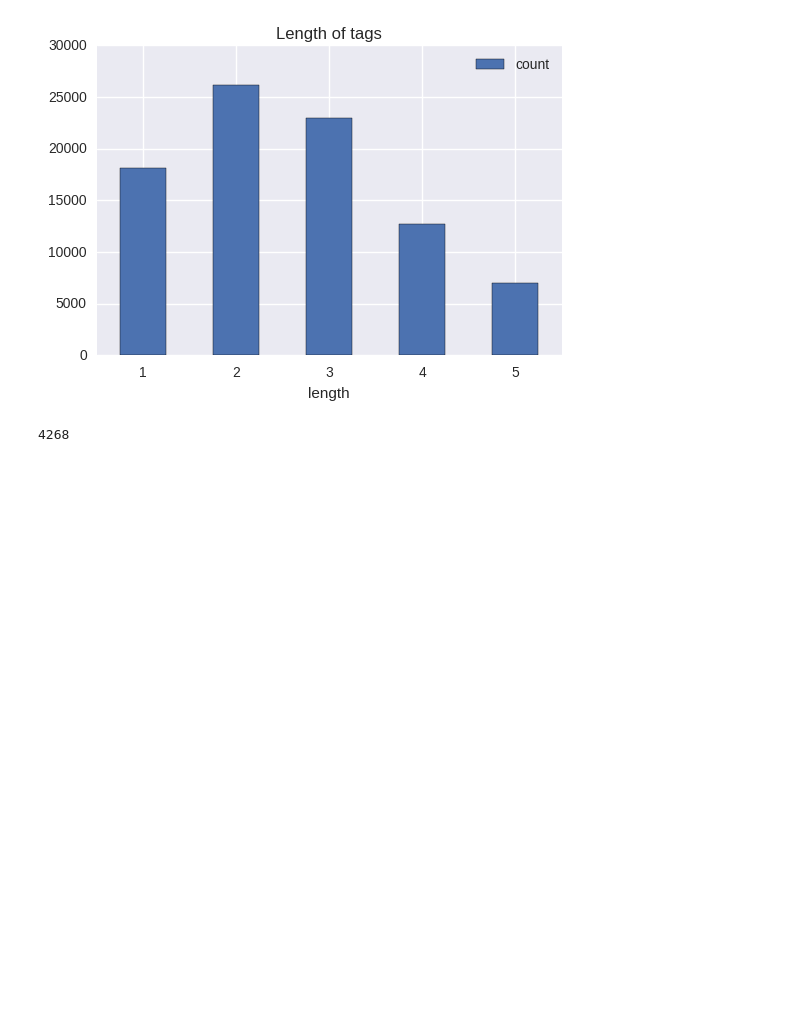
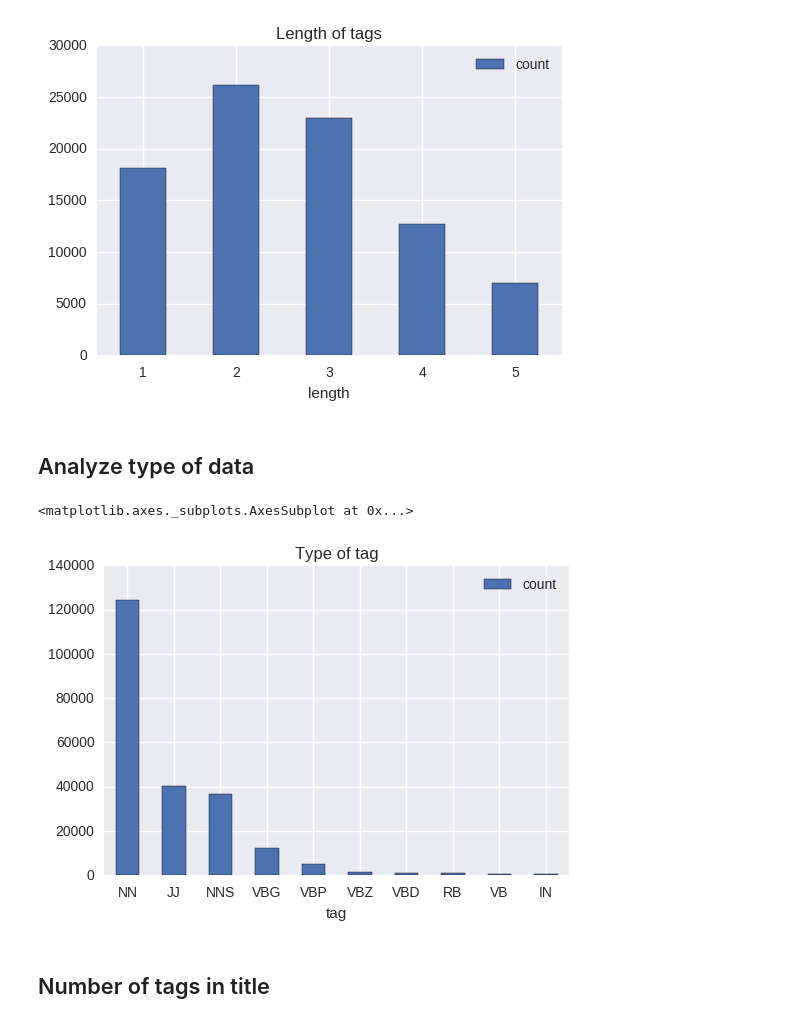
Before and after one commit to NhuanTDBK/Kaggle_StackedOverflow, a Jupyter notebook: QuickLookAtData.ipynb, the cells around one changed output. Drawn from its saved outputs; the diff is of its cells as text; code cells hidden in the pictures; blank space fills up the shorter version.

```diff
--- a/QuickLookAtData.ipynb
+++ b/QuickLookAtData.ipynb
@@ -29,5 +35,7 @@ df_list.head()
 # %%
-df_list['doc'] = df_list['title'] + ' ' + df_list['content']
+df_concat = df_list['title'] + ' ' + df_list['content']
+# %%
+df_list['doc'] = df_concat.map(lambda d: d.replace('-','_'))
 # %%
 print "Total length = %s"%df_list.shape[0]
 # %% [output]
@@ -68,9 +76,23 @@ length_of_tags = pd.DataFrame(zip(*np.unique([len(tag) for tag in Y],return_coun
 ax = length_of_tags.set_index("length").plot(kind='bar',rot=0,title="Length of tags")
 # %% [output]
 [figure]
-# %%
-tags = set(all_tags)
-# %%
-print len(tags)
-# %% [output]
-4268
+# %% [markdown]
+## Analyze type of data
+# %%
+type_of_tags = []
+
+def get_post_tag(tags):
+    return np.array(nltk.pos_tag(tags.split(' ')))[:,1]
+
+for tag in df_list.tags:
+    type_of_tags.extend(get_post_tag(tag))
+
+count_tag = pd.DataFrame(zip(*np.unique(type_of_tags,return_counts=True)),columns=['tag','count'])
+# %%
+%matplotlib inline
+count_tag.sort_values(['count'],ascending=False).iloc[0:10].set_index(['tag']).plot(kind='bar',title="Type of tag",rot=0)
+# %% [output]
+<matplotlib.axes._subplots.AxesSubplot at 0x...>
+[figure, added]
+# %% [markdown]
+## Number of tags in title
```
Also changed, not shown: parts of 20 cells of this notebook.
